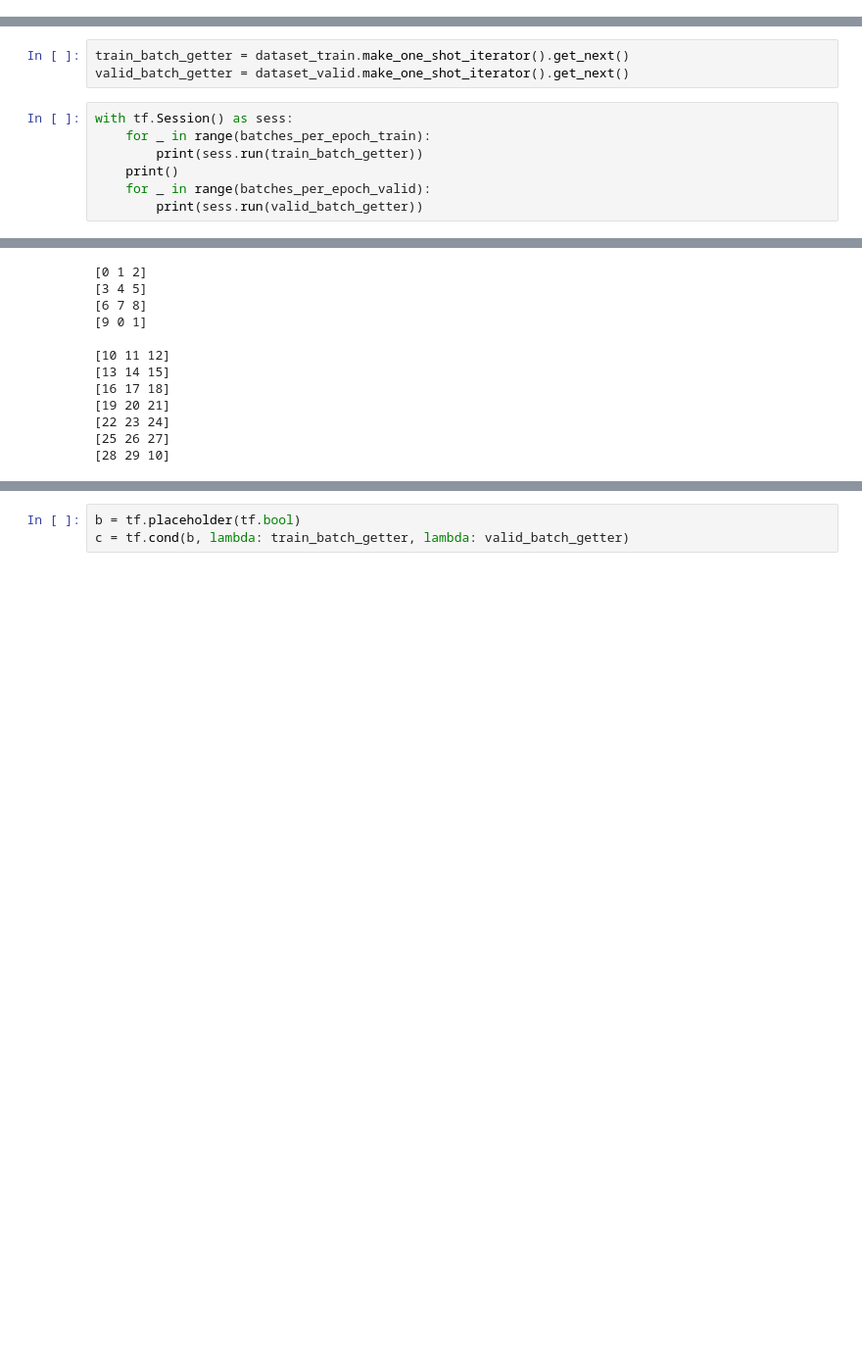
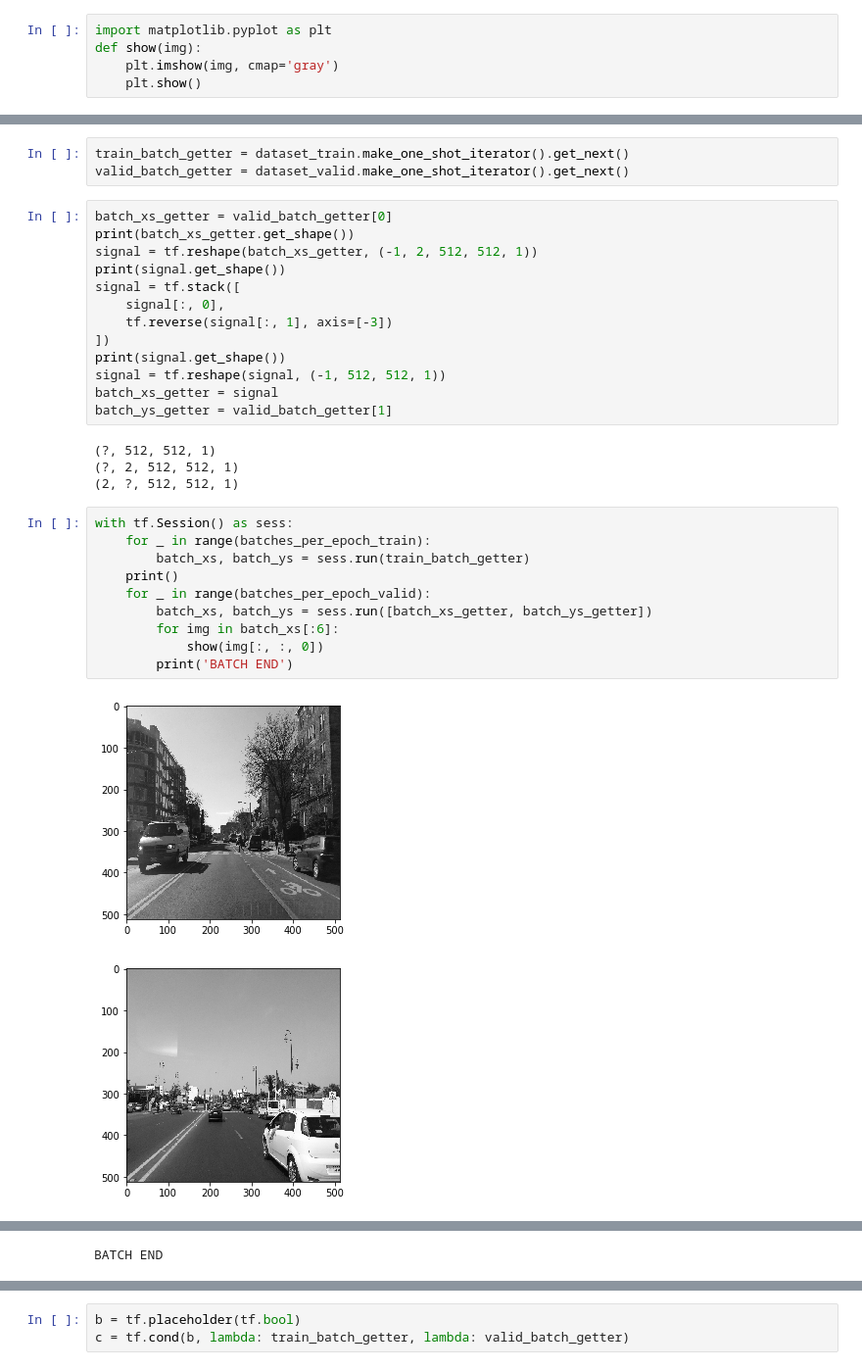
Before and after one commit to mikolajblaz/uw-unet, a Jupyter notebook: train-dev.ipynb, the cells around one changed output, grey strips where cells are left out. Shown at 98% size. Saved outputs shown, nothing was run; the diff lists cells and outputs as text; blank space fills up the shorter version.

Commit message:
Augment images (flip)

```diff
--- a/train-dev.ipynb
+++ b/train-dev.ipynb
@@ -182,6 +182,11 @@ shape (2, 4, 3)
 TensorShape([Dimension(2), Dimension(4)])
 # %% [markdown]
 # Dataset
+# %%
+import matplotlib.pyplot as plt
+def show(img):
+    plt.imshow(img, cmap='gray')
+    plt.show()
 # %%
 %autoreload
 from data import full_pipeline
@@ -192,11 +197,33 @@ dataset_subset/training/images/ dataset_subset/training/labels_plain/
 # %%
 train_batch_getter = dataset_train.make_one_shot_iterator().get_next()
 valid_batch_getter = dataset_valid.make_one_shot_iterator().get_next()
+# %%
+batch_xs_getter = valid_batch_getter[0]
+print(batch_xs_getter.get_shape())
+signal = tf.reshape(batch_xs_getter, (-1, 2, 512, 512, 1))
+print(signal.get_shape())
+signal = tf.stack([
+    signal[:, 0],
+    tf.reverse(signal[:, 1], axis=[-3])
+])
+print(signal.get_shape())
+signal = tf.reshape(signal, (-1, 512, 512, 1))
+batch_xs_getter = signal
+batch_ys_getter = valid_batch_getter[1]
+# %% [output]
+(?, 512, 512, 1)
+(?, 2, 512, 512, 1)
+(2, ?, 512, 512, 1)
 # %%
 with tf.Session() as sess:
     for _ in range(batches_per_epoch_train):
-        print(sess.run(train_batch_getter))
+        batch_xs, batch_ys = sess.run(train_batch_getter)
     print()
     for _ in range(batches_per_epoch_valid):
-        print(sess.run(valid_batch_getter))
+        batch_xs, batch_ys = sess.run([batch_xs_getter, batch_ys_getter])
+        for img in batch_xs[:6]:
+            show(img[:, :, 0])
+        print('BATCH END')
 # %% [output]
+[figure, added]
+[figure, added]
@@ -203,12 +234 @@ with tf.Session() as sess:
-[0 1 2]
-[3 4 5]
-[6 7 8]
-[9 0 1]
-
-[10 11 12]
-[13 14 15]
-[16 17 18]
-[19 20 21]
-[22 23 24]
-[25 26 27]
-[28 29 10]
+BATCH END
```
Also changed, not shown: parts of 13 cells of this notebook, 3 other files.
